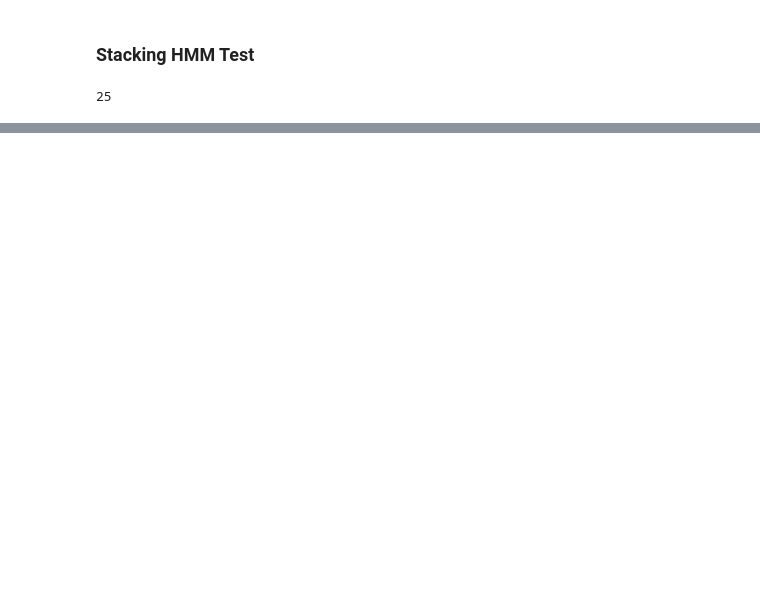
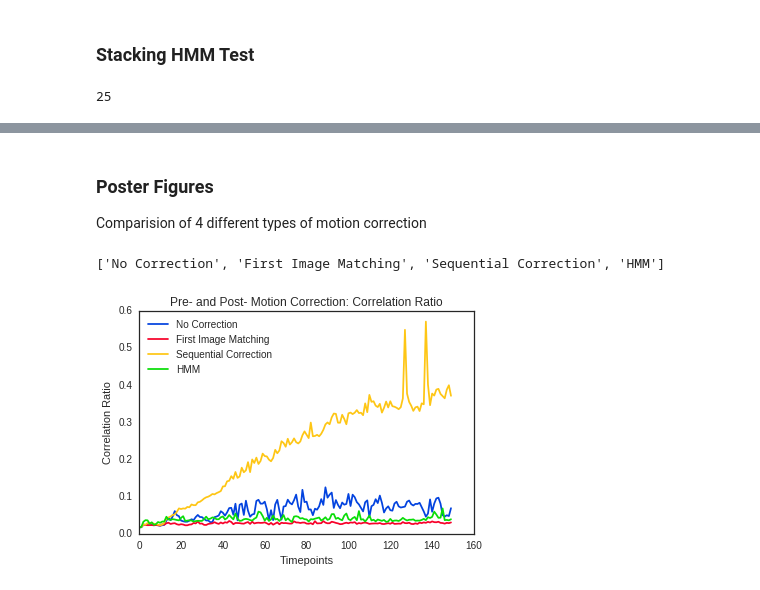
Before and after one commit to jmschabdach/markov-movement-correction, a Jupyter notebook: figureGeneration.ipynb, the cells around one changed output, grey strips where cells are left out. Saved outputs shown, nothing was run; the diff lists cells and outputs as text; code cells hidden in the pictures; blank space fills up the shorter version.

```diff
--- a/figureGeneration.ipynb
+++ b/figureGeneration.ipynb
@@ -299,0 +304,42 @@ plotTimeseriesSimilarities(time[:25], preReg_MI[:25], mi0[:25],
+# %% [markdown]
+### Poster Figures
+
+Comparision of 4 different types of motion correction
+# %%
+# load the data
+timepoints_df = pd.read_csv(baseDir+'testing_similarities_preregistration.csv')
+first_df = pd.read_csv(baseDir+'testing_similarities_first.csv')
+hmm_df = pd.read_csv(baseDir+'testing_similarities_hmm.csv')
+sequential_df = pd.read_csv(baseDir+'testing_similarities_sequential.csv')
+# template_df = pd.read_csv(baseDir+'testing_similarities_template.csv')
+
+# get the signals from the data
+time = timepoints_df[list(timepoints_df)[0]].tolist()
+preReg_cr = timepoints_df[list(timepoints_df)[1]].tolist()
+preReg_mi = timepoints_df[list(timepoints_df)[2]].tolist()
+
+first_cr = first_df[list(first_df)[1]].tolist()
+first_mi = first_df[list(first_df)[2]].tolist()
+
+hmm_cr = hmm_df[list(hmm_df)[1]].tolist()
+hmm_mi = hmm_df[list(hmm_df)[2]].tolist()
+
+sequential_cr = sequential_df[list(sequential_df)[1]].tolist()
+sequential_mi = sequential_df[list(sequential_df)[2]].tolist()
+
+# template_cr = template_df[list(template_df)[1]].tolist()
+# template_mi = template_df[list(template_df)[2]].tolist()
+
+# set up the labels
+# simLabels = ['No Correction', 'First Image Matching', 'Template Matching', 'Sequential Correction', 'HMM']
+simLabels = ['No Correction', 'First Image Matching', 'Sequential Correction', 'HMM']
+# %%
+# plot the data - correlation ratio
+plotTimeseriesSimilarities(time, preReg_cr, first_cr,
+                           sequential_cr, hmm_cr,
+                           title='Pre- and Post- Motion Correction: Correlation Ratio',
+                           ylabel='Correlation Ratio',
+                           simLabels=simLabels)
+# %% [output]
+['No Correction', 'First Image Matching', 'Sequential Correction', 'HMM']
+[figure, added]
```
Also changed, not shown: parts of 6 cells of this notebook, 2 other files.
